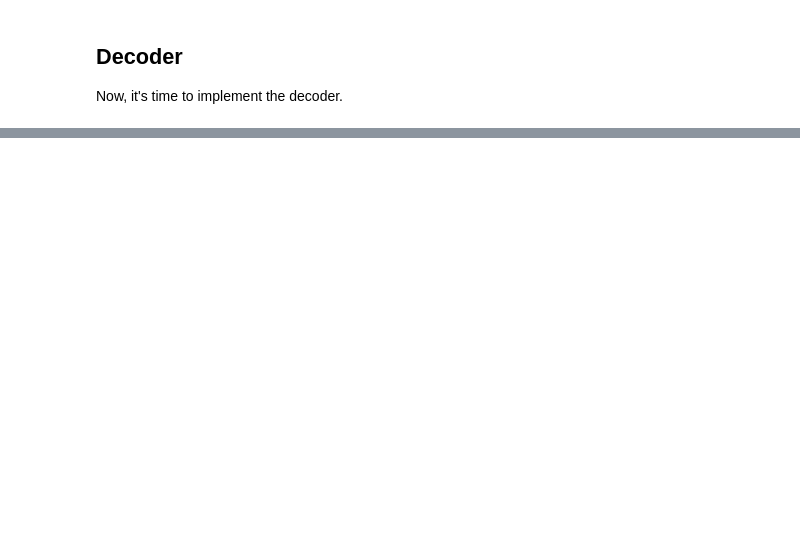
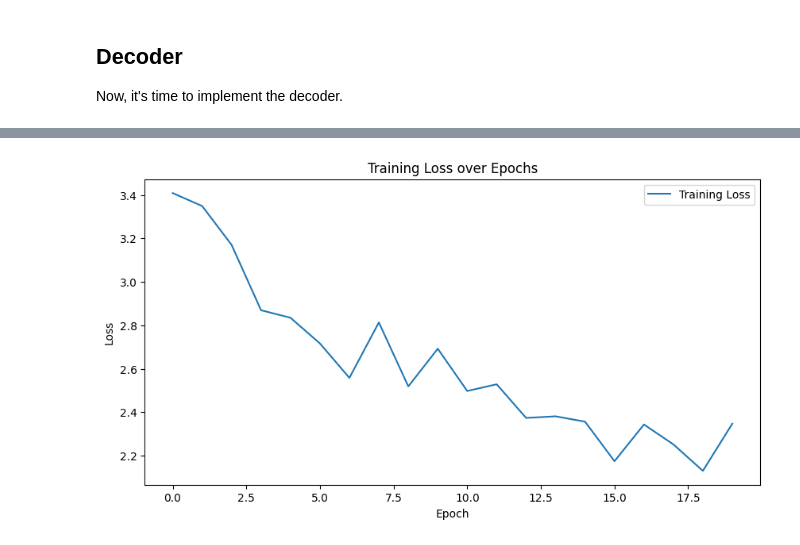
Before and after one commit to TRENT-13/Image_Captioning_DL, a Jupyter notebook: data_and_training.ipynb, the cells around one changed output, grey strips where cells are left out. Saved outputs shown, nothing was run; the diff lists cells and outputs as text; code cells hidden in the pictures; blank space fills up the shorter version.

Commit message:
feat: added training loop, inference notebook

```diff
--- a/data_and_training.ipynb
+++ b/data_and_training.ipynb
@@ -58,7 +82,7 @@ class Config:
     NUM_LAYERS = 1
     DROPOUT = 0.5
 
-    NUM_WORKERS = 2 if torch.cuda.is_available else 0
+    NUM_WORKERS = 2 if torch.cuda.is_available() else 0
 
     # Training
     BATCH_SIZE = 64
@@ -314,6 +338,11 @@ val_indices = [i for i, img in enumerate(all_images) if img in val_images]
 
 print(f"Train images: {len(train_images)}, Val images: {len(val_images)}")
 print(f"Train captions: {len(train_indices)}, Val captions: {len(val_indices)}")
+
+import json
+with open("/content/drive/MyDrive/val_images.json", "w") as f:
+    json.dump(list(val_images), f)
+print("Saved validation images list to val_images.json")
 
 # build vocab only on training captions to avoid data leakage
 all_captions = df["caption"].tolist()
@@ -475,0 +513,16 @@ class CNNtoRNN(nn.Module):
+# %%
+def save_checkpoint(state, filename="my_checkpoint.pth.tar"):
+    print("=> Saving checkpoint")
+    torch.save(state, filename)
+
+model = CNNtoRNN(
+    embed_size=cfg.EMBED_SIZE,
+    hidden_size=cfg.HIDDEN_SIZE,
+    vocab_size=len(vocab),
+    num_layers=cfg.NUM_LAYERS
+).to(device)
+
+criterion = nn.CrossEntropyLoss(ignore_index=vocab.stoi["<pad>"])
+optimizer = torch.optim.Adam(model.parameters(), lr=cfg.LEARNING_RATE, weight_decay=cfg.WEIGHT_DECAY)
+
+model.train()
@@ -475,0 +609,10 @@ class CNNtoRNN(nn.Module):
+# %%
+plt.figure(figsize=(10, 5))
+plt.plot(loss_history, label='Training Loss')
+plt.title('Training Loss over Epochs')
+plt.xlabel('Epoch')
+plt.ylabel('Loss')
+plt.legend()
+plt.show()
+# %% [output]
+[figure, added]
```
Also changed, not shown: parts of 8 cells of this notebook, 2 other files.
